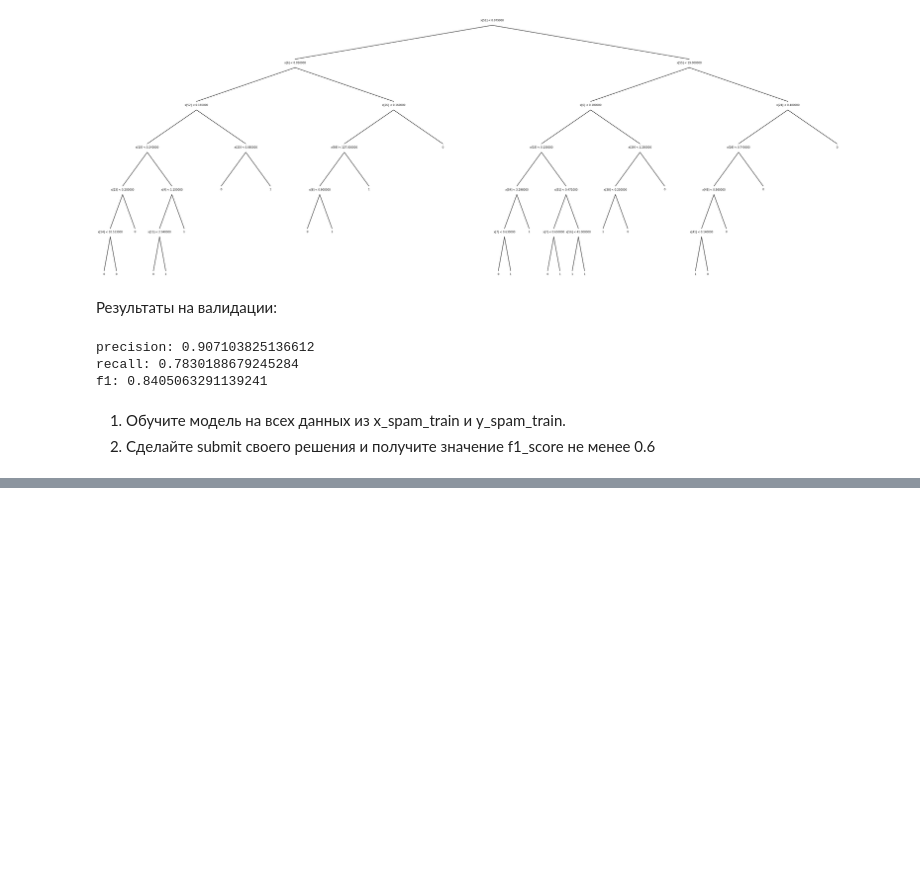
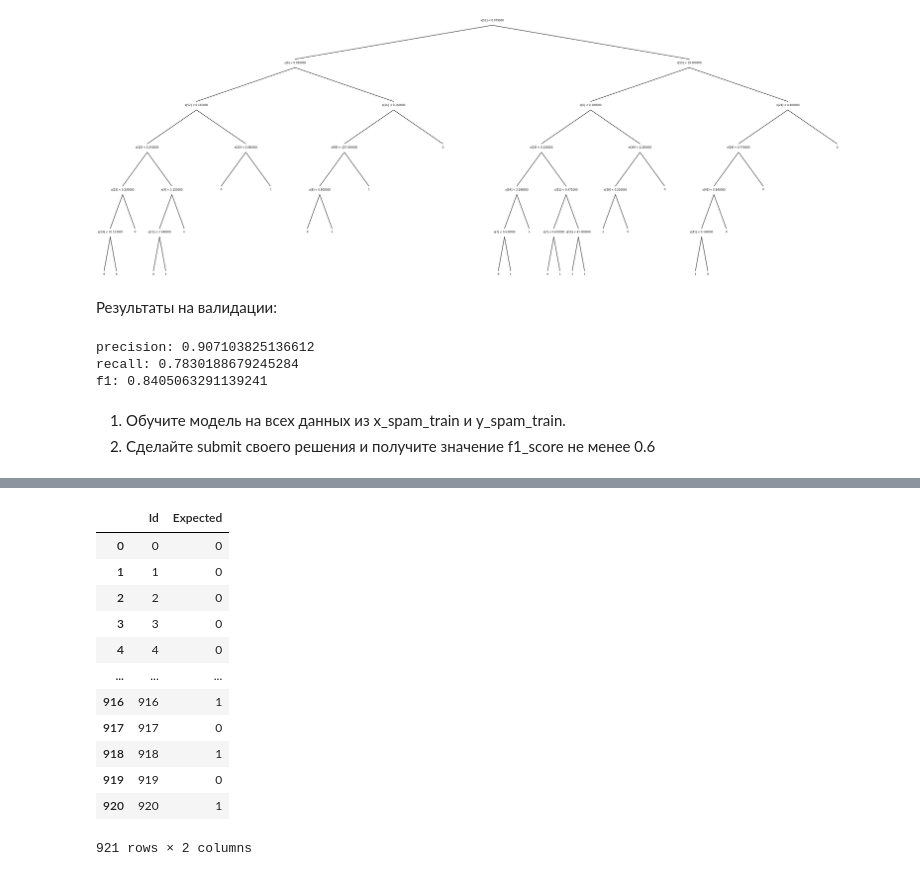
Before and after one commit to gottalottarock/ml-intro, a Jupyter notebook: HW_Trees.ipynb, the cells around one changed output, grey strips where cells are left out. Drawn from its saved outputs; the diff is of its cells as text; code cells hidden in the pictures; blank space fills up the shorter version.

Commit message:
Kaggle Notebook | HW Decision Tree | Version 1

```diff
--- a/HW_Trees.ipynb
+++ b/HW_Trees.ipynb
@@ -333,10 +331,14 @@ from sklearn.neighbors import KNeighborsClassifier
 from sklearn.model_selection import train_test_split
 from pathlib import Path
 # %%
-def load_train_dataset(BASE_PATH="./homework-decision-tree-ib-22/"):
+def load_train_dataset(BASE_PATH="/kaggle/input/homework-decision-tree-ib-22/"):
     df_train = pd.read_csv(Path(BASE_PATH) / "x_spam_train.csv")
     df_train = df_train.drop(columns=["Id"])
     df_test = pd.read_csv(Path(BASE_PATH) / "y_spam_train.csv")
     df_test = df_test.drop(columns=["Id"])
     return df_train.values, df_test.values.reshape(df_train.values.shape[0])
+# %%
+def load_test_dataset(BASE_PATH="/kaggle/input/homework-decision-tree-ib-22/"):
+    df_test = pd.read_csv(Path(BASE_PATH) / "x_spam_test.csv")
+    return df_test
 # %%
@@ -385,3 +386,7 @@ f1: 0.8405063291139241
 # %% [markdown]
 1. Обучите модель на всех данных из x_spam_train и y_spam_train.
 2. Сделайте submit своего решения и получите значение f1_score не менее 0.6
+# %%
+x_spam_train,y_spam_train = load_train_dataset()
+final_tree = DecisionTreeClassifier(max_depth=5, min_samples_leaf=30)
+final_tree.fit(x_spam_train, y_spam_train)
@@ -388,5 +411,23 @@ f1: 0.8405063291139241
 # %%
+x_spam_test = load_test_dataset()
+
 submission = pd.DataFrame(columns = ["Id", "Expected"])
-submission["Id"] = test["Id"]
-submission["Expected"] = #YOUR CODE
+submission["Id"] = x_spam_test.pop("Id")
+submission["Expected"] = final_tree.predict(x_spam_test.values)
 submission.to_csv('submission.csv', index=False)
+# %%
+submission
+# %% [output]
+|  | Id | Expected |
+| 0 | 0 | 0 |
+| 1 | 1 | 0 |
+| 2 | 2 | 0 |
+| 3 | 3 | 0 |
+| 4 | 4 | 0 |
+| ... | ... | ... |
+| 916 | 916 | 1 |
+| 917 | 917 | 0 |
+| 918 | 918 | 1 |
+| 919 | 919 | 0 |
+| 920 | 920 | 1 |
+921 rows × 2 columns
```
Also changed, not shown: parts of 3 cells of this notebook.
